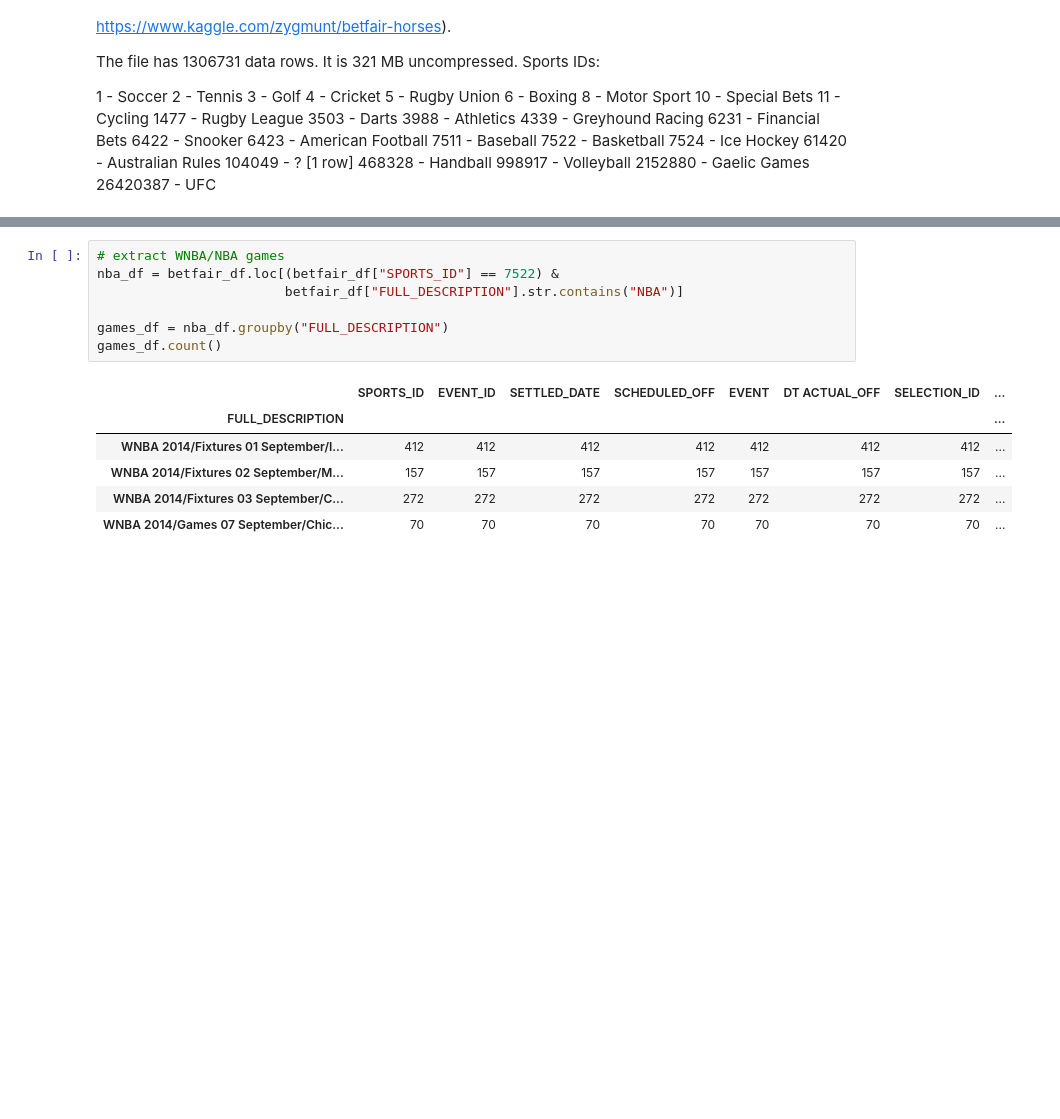
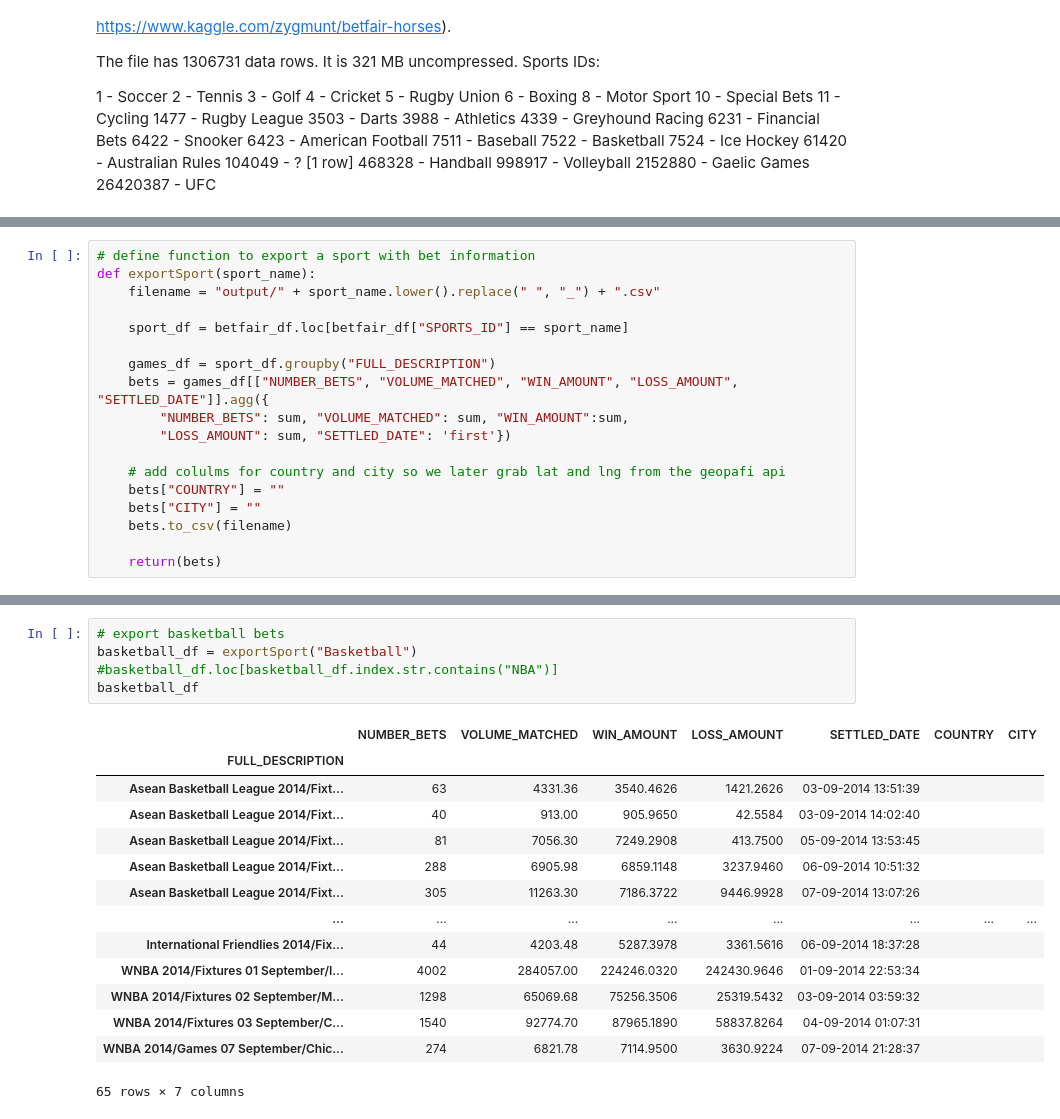
Before and after one commit to ns96/python-betfair, a Jupyter notebook: BetFairEDA.ipynb, the cells around one changed output, grey strips where cells are left out. Cells and saved outputs as stored; diff of their text form; blank space fills up the shorter version.

```diff
--- a/BetFairEDA.ipynb
+++ b/BetFairEDA.ipynb
@@ -113,0 +139,18 @@ Name: count, dtype: int64
+# %%
+# define function to export a sport with bet information
+def exportSport(sport_name):
+    filename = "output/" + sport_name.lower().replace(" ", "_") + ".csv"
+
+    sport_df = betfair_df.loc[betfair_df["SPORTS_ID"] == sport_name]
+
+    games_df = sport_df.groupby("FULL_DESCRIPTION")
+    bets = games_df[["NUMBER_BETS", "VOLUME_MATCHED", "WIN_AMOUNT", "LOSS_AMOUNT", "SETTLED_DATE"]].agg({
+        "NUMBER_BETS": sum, "VOLUME_MATCHED": sum, "WIN_AMOUNT":sum,
+        "LOSS_AMOUNT": sum, "SETTLED_DATE": 'first'})
+
+    # add colulms for country and city so we later grab lat and lng from the geopafi api
+    bets["COUNTRY"] = ""
+    bets["CITY"] = ""
+    bets.to_csv(filename)
+
+    return(bets)
@@ -114,15 +216,21 @@ Name: count, dtype: int64
 # %%
-# extract WNBA/NBA games
-nba_df = betfair_df.loc[(betfair_df["SPORTS_ID"] == 7522) &
-                        betfair_df["FULL_DESCRIPTION"].str.contains("NBA")]
-
-games_df = nba_df.groupby("FULL_DESCRIPTION")
-games_df.count()
+# export basketball bets
+basketball_df = exportSport("Basketball")
+#basketball_df.loc[basketball_df.index.str.contains("NBA")]
+basketball_df
 # %% [output]
-|  | SPORTS_ID | EVENT_ID | SETTLED_DATE | SCHEDULED_OFF | EVENT | DT ACTUAL_OFF | SELECTION_ID | ... |
-| FULL_DESCRIPTION |  |  |  |  |  |  |  | ... |
-| WNBA 2014/Fixtures 01 September/I... | 412 | 412 | 412 | 412 | 412 | 412 | 412 | ... |
-| WNBA 2014/Fixtures 02 September/M... | 157 | 157 | 157 | 157 | 157 | 157 | 157 | ... |
-| WNBA 2014/Fixtures 03 September/C... | 272 | 272 | 272 | 272 | 272 | 272 | 272 | ... |
-| WNBA 2014/Games 07 September/Chic... | 70 | 70 | 70 | 70 | 70 | 70 | 70 | ... |
+|  | NUMBER_BETS | VOLUME_MATCHED | WIN_AMOUNT | LOSS_AMOUNT | SETTLED_DATE | COUNTRY | CITY |
+| FULL_DESCRIPTION |  |  |  |  |  |  |  |
+| Asean Basketball League 2014/Fixt... | 63 | 4331.36 | 3540.4626 | 1421.2626 | 03-09-2014 13:51:39 |  |  |
+| Asean Basketball League 2014/Fixt... | 40 | 913.00 | 905.9650 | 42.5584 | 03-09-2014 14:02:40 |  |  |
+| Asean Basketball League 2014/Fixt... | 81 | 7056.30 | 7249.2908 | 413.7500 | 05-09-2014 13:53:45 |  |  |
+| Asean Basketball League 2014/Fixt... | 288 | 6905.98 | 6859.1148 | 3237.9460 | 06-09-2014 10:51:32 |  |  |
+| Asean Basketball League 2014/Fixt... | 305 | 11263.30 | 7186.3722 | 9446.9928 | 07-09-2014 13:07:26 |  |  |
+| ... | ... | ... | ... | ... | ... | ... | ... |
+| International Friendlies 2014/Fix... | 44 | 4203.48 | 5287.3978 | 3361.5616 | 06-09-2014 18:37:28 |  |  |
+| WNBA 2014/Fixtures 01 September/I... | 4002 | 284057.00 | 224246.0320 | 242430.9646 | 01-09-2014 22:53:34 |  |  |
+| WNBA 2014/Fixtures 02 September/M... | 1298 | 65069.68 | 75256.3506 | 25319.5432 | 03-09-2014 03:59:32 |  |  |
+| WNBA 2014/Fixtures 03 September/C... | 1540 | 92774.70 | 87965.1890 | 58837.8264 | 04-09-2014 01:07:31 |  |  |
+| WNBA 2014/Games 07 September/Chic... | 274 | 6821.78 | 7114.9500 | 3630.9224 | 07-09-2014 21:28:37 |  |  |
+65 rows × 7 columns
 # %%
```
Also changed, not shown: parts of 15 cells of this notebook, 12 other files.
